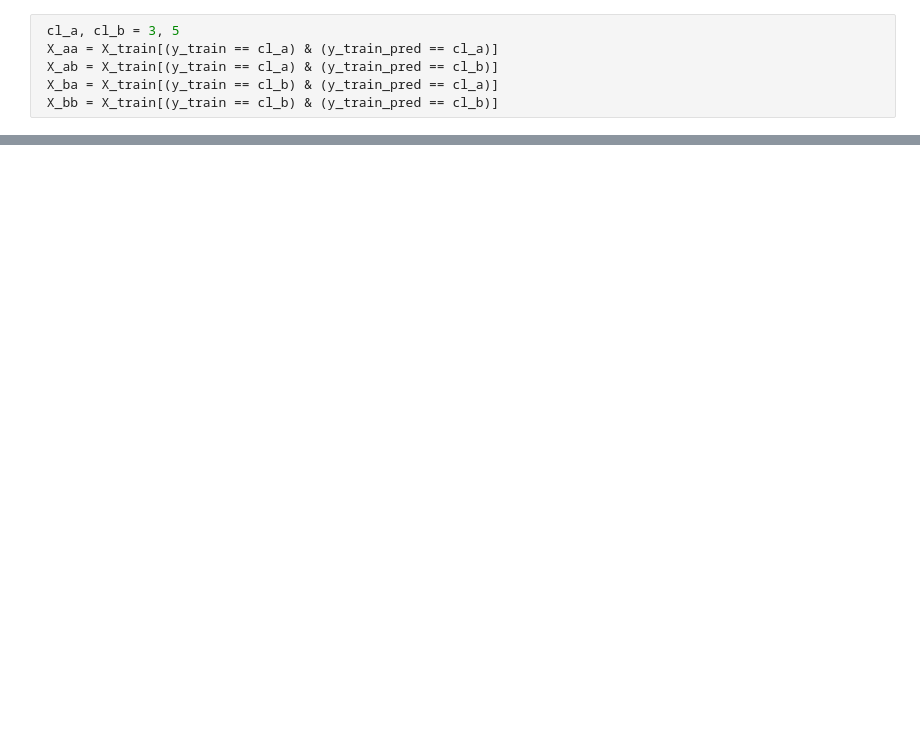
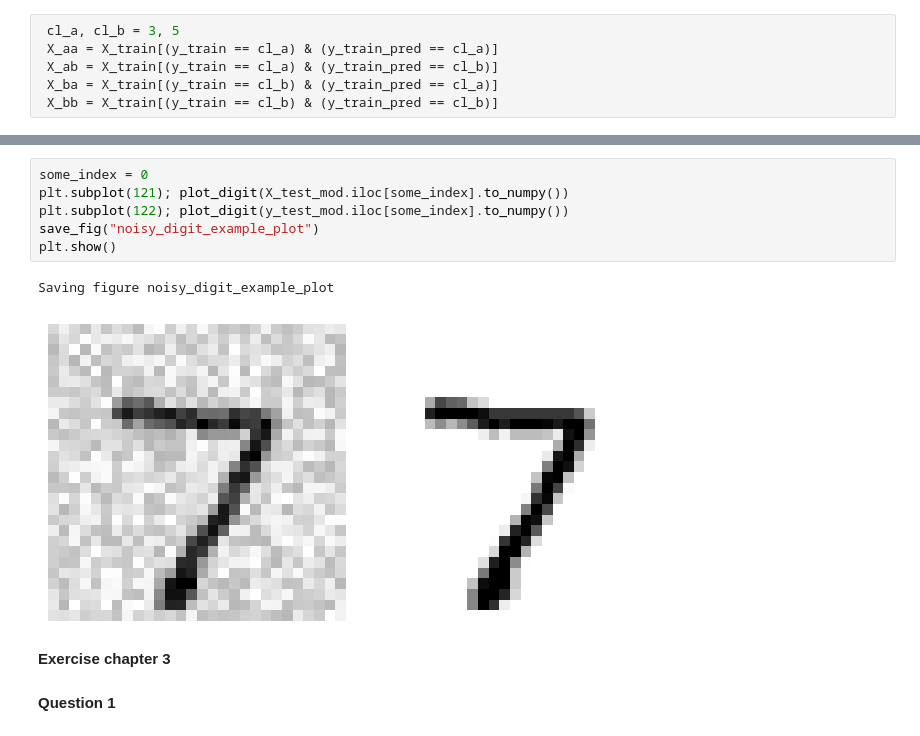
Before and after one commit to Hamza-Bashir0109/internship, a Jupyter notebook: Chapter_3.ipynb, the cells around one changed output, grey strips where cells are left out. Cells and saved outputs as stored; diff of their text form; blank space fills up the shorter version.

```diff
--- a/Chapter_3.ipynb
+++ b/Chapter_3.ipynb
@@ -380,0 +425,13 @@ np.fill_diagonal(norm_conf_mx, 0)
+# %%
+some_index = 0
+plt.subplot(121); plot_digit(X_test_mod.iloc[some_index].to_numpy())
+plt.subplot(122); plot_digit(y_test_mod.iloc[some_index].to_numpy())
+save_fig("noisy_digit_example_plot")
+plt.show()
+# %% [output]
+Saving figure noisy_digit_example_plot
+[figure, added]
+# %% [markdown]
+**Exercise chapter 3**
+# %% [markdown]
+**Question 1**
```
Also changed, not shown: parts of 23 cells of this notebook.
